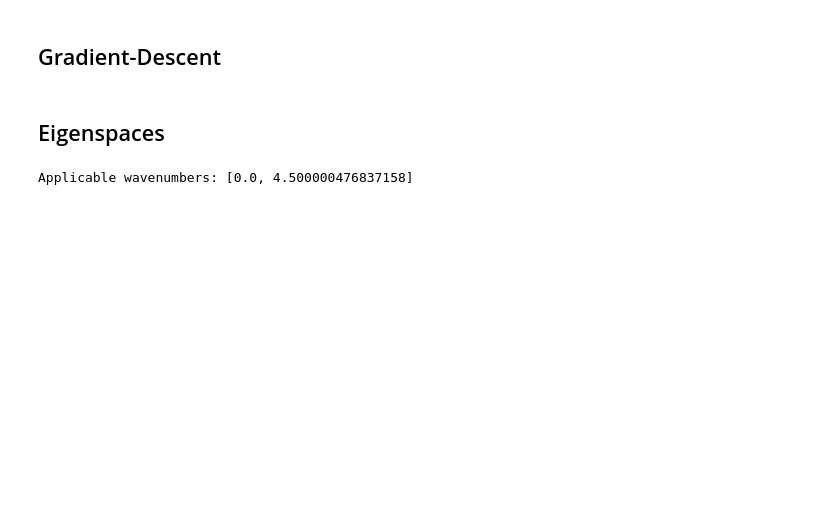
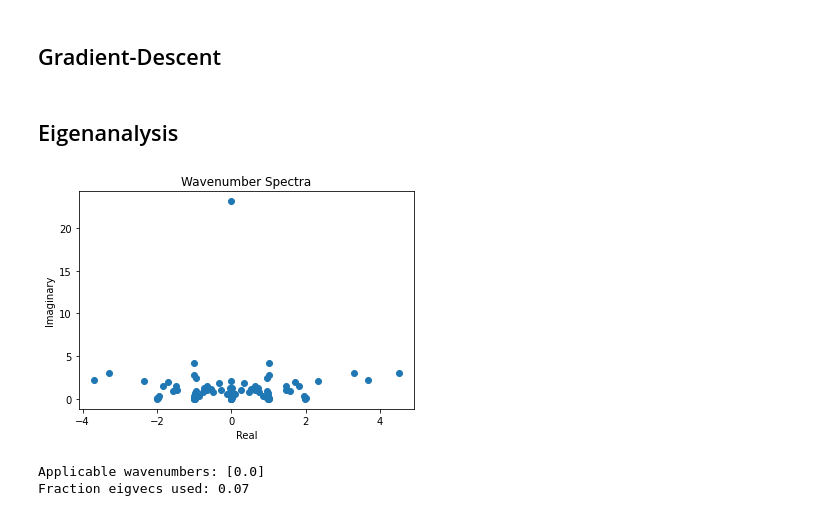
Before and after one commit to Oafish1/Autoencoder-Eigenanalysis, a Jupyter notebook: notebook.ipynb, the cells around one changed output. Saved outputs shown, nothing was run; the diff lists cells and outputs as text; code cells hidden in the pictures; blank space fills up the shorter version.

```diff
--- a/notebook.ipynb
+++ b/notebook.ipynb
@@ -270,4 +311,4 @@ E average value: 3.6759
 # print(f'Inverse average error: {inverse_quality:.4f}')
 # print(f'E average value: {E.absolute().mean():.4f}')
 # %% [markdown]
-## Eigenspaces
+## Eigenanalysis
@@ -274,12 +320,17 @@ E average value: 3.6759
+# %%
+# Plot eigenvalue spectra
+plt.scatter(wavenumbers.real, wavenumbers.imag)
+plt.xlabel('Real')
+plt.ylabel('Imaginary')
+plt.title('Wavenumber Spectra');
+# %% [output]
+[figure, added]
 # %%
-# Get eigenvalues
-Lambda, V = [t.detach() for t in torch.linalg.eig(T)]
-W = torch.linalg.eig(T.T)[1].detach()
-wavenumbers = (torch.log(Lambda) / (1j*alpha))
 # tol = .1  # 1e-12
 wavenumbers_unique, idx, counts = np.unique(wavenumbers.real, return_counts=True, return_index=True)
 P = []
 used_l = []
+state = None
 # for l in range(int(1+wavenumbers.real.nan_to_num().max())):
 for l in wavenumbers_unique[np.argwhere(counts > 1)]:
     if np.isnan(l):
@@ -293,28 +344,40 @@ for l in wavenumbers_unique[np.argwhere(counts > 1)]:
 
     # Calculate eigspace
     # eigvecs = V[:, idx].detach()
-    # projector = (E_test.T.detach().type(torch.complex64) @ eigvecs) @ eigvecs.T
+    # dot = E_test.T.detach().type(torch.complex64) @ eigvecs
+    # projector = dot @ eigvecs.T
     # projector = projector.unsqueeze(1)
 
-    # Calculate eigspace via primary PCA mode
+    # Real PCA with package
+    # V_mean = V[:, idx].mean(dim=1)
+    # from sklearn.decomposition import PCA
+    # pca = PCA(1).fit(V[:, idx].T.real).components_
+    # eigvecs = torch.Tensor(pca).T
+    # projector = (E_test.T @ eigvecs) @ eigvecs.T
+    # projector = projector.unsqueeze(1)
+
+    # PCA of eigspace
     V_mean = V[:, idx].mean(dim=1)
     Z = V[:, idx].T - V_mean
-    lam, v = torch.linalg.eig(Z.T @ Z)
+    lam, v = torch.linalg.eig(Z.real.T @ Z.real)
     sort_idx = list(np.argsort(lam))[::-1]
-    eigvecs = v[:, sort_idx][:, [0]].detach()
-    projector = (E_test.T.type(torch.complex64) @ eigvecs) @ eigvecs.T
+    eigvecs = v[:, sort_idx].detach()
+    dot = (E_test.T.type(torch.complex64) @ eigvecs)
+    projector = dot[:, :1] @ eigvecs[:, :1].T  # Use primary PCA mode
     projector = projector.unsqueeze(1)
 
-    # Literally just PCA
-    # idx = range(32)
-    # E_mean = E_test.T.mean(dim=0)
-    # Z = E_test.T - E_mean
-    # lam, v = torch.linalg.eig(Z.T @ Z)
-    # sort_idx = list(np.argsort(lam))[::-1]
-    # v = v[:, sort_idx]
-    # eigvecs = v[:, idx].detach()
-    # projector = (Z.type(torch.complex64) @ eigvecs) @ eigvecs.T + E_mean
-    # projector = projector.unsqueeze(1)
+    # PCA of projector
+    # eigvecs = V[:, idx].detach()
+    # p = (
+    #     (E_test.T.detach().type(torch.complex64) @ eigvecs).T.unsqueeze(0).expand(eigvecs.shape[0], -1, -1)
+    #     * eigvecs.unsqueeze(2).expand(-1, -1, E_test.shape[1])
+    # ).transpose(0, 2)
+    # p_mean = p.mean(dim=1).unsqueeze(1).expand(-1, len(idx), -1)
+    # Z = p - p_mean
+    # lam, v = torch.linalg.eig(torch.bmm(Z.transpose(1,2), Z))
+    # sort_idx = lam.real.argsort(dim=1).flip(1)
+    # eigvecs = torch.stack([vecs[:, idx[[0]]] for vecs, idx in zip(v, sort_idx)], 0).detach()
+    # projector = torch.bmm(p, eigvecs) @ eigvecs.transpose(1, 2) + p_mean
 
     # Calculate eigspace via bi-orthogonal basis
     # V_l, W_l = V[:, idx], W[:, idx]
@@ -323,11 +386,18 @@ for l in wavenumbers_unique[np.argwhere(counts > 1)]:
     # Xi_dagger_l = (torch.inverse(Q) @ W_l.conj().T).conj().T
     # projector = (E_test.T.detach().type(torch.complex64) @ Xi_dagger_l).unsqueeze(2).expand(-1, -1, E.shape[0]) * Xi_l.T
 
-    # Record
+    # Record projections
     P.append(projector)
+    # Record state space
+    if state is None:
+        state = dot
+    else:
+        state.cat(dot[:, :5].abs(), 1)
 
 print(f'Applicable wavenumbers: {[float(x) for x in used_l]}')
+print(f'Fraction eigvecs used: {float(sum(counts[np.argwhere(wavenumbers_unique == l)] for l in used_l) / len(wavenumbers)):.2f}')
 SP = [p.sum(dim=1) for p in P]
 # %% [output]
-Applicable wavenumbers: [0.0, 4.500000476837158]
+Applicable wavenumbers: [0.0]
+Fraction eigvecs used: 0.07
 # %% [markdown]
```
Also changed, not shown: parts of 26 cells of this notebook, 10 other files.
